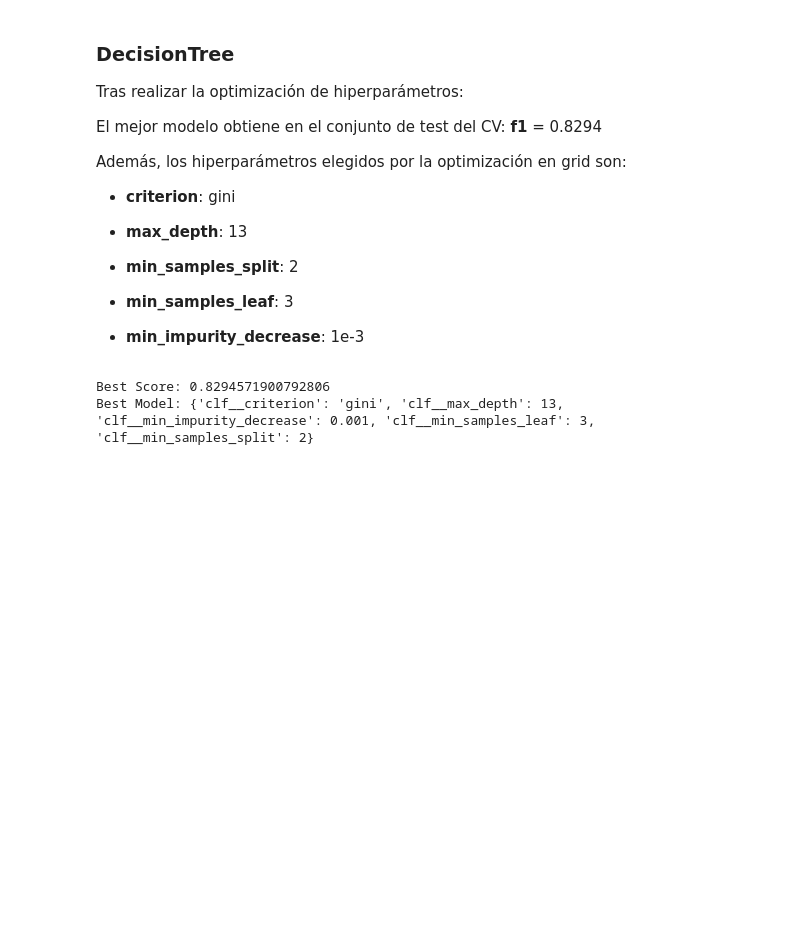
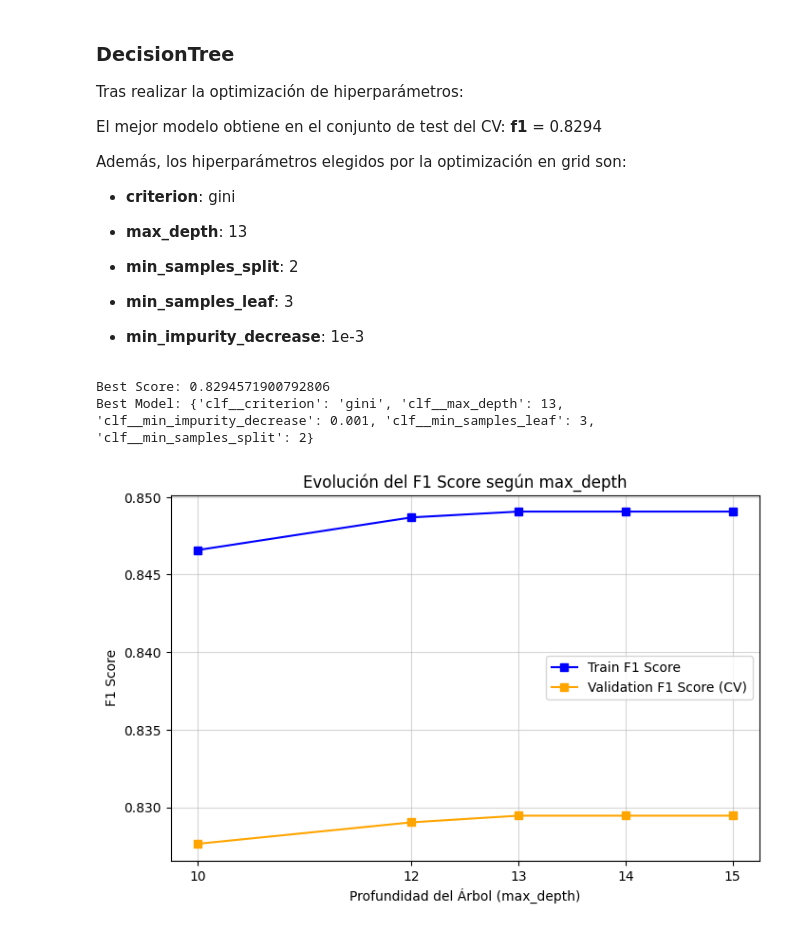
Before and after one commit to aleLobo31/UC3M_ML_P1_G26, a Jupyter notebook: notebooks/preprocessing.ipynb, the cells around one changed output. Cells and saved outputs as stored; diff of their text form; code cells hidden in the pictures; blank space fills up the shorter version.

Commit message:
feat: added DecisionTree gridSearch plotting,

```diff
--- a/notebooks/preprocessing.ipynb
+++ b/notebooks/preprocessing.ipynb
@@ -460,12 +455,13 @@ Además, los hiperparámetros elegidos por la optimización en grid son:
 hpo_pipe_tree = create_train_pipeline("Tree")
 
 # Creamos un espacio de hiperparmámetros a optimizar
+# Creamos un espacio de hiperparmámetros a optimizar
 tree_param_grid = {
     "clf__criterion": ['gini', 'entropy', 'log_loss'],
     "clf__max_depth": [10, 12, 13, 14, 15],
-    "clf__min_samples_split": [2], # 2 4 6
-    "clf__min_samples_leaf": [3], # 3, 5, 7
-    "clf__min_impurity_decrease": [1e-3] # 1e-4, 1e-3, 1e-2
+    "clf__min_samples_split": [2, 4, 6],
+    "clf__min_samples_leaf": [3, 5, 7],
+    "clf__min_impurity_decrease": [1e-4, 1e-3, 1e-2]
 }
 
 # Instanciamos nuestro GridSearchCV
@@ -484,3 +480,40 @@ print(f"Best Score: {tree_grid.best_score_}\nBest Model: {tree_grid.best_params_
 # %% [output]
 Best Score: 0.8294571900792806
 Best Model: {'clf__criterion': 'gini', 'clf__max_depth': 13, 'clf__min_impurity_decrease': 0.001, 'clf__min_samples_leaf': 3, 'clf__min_samples_split': 2}
+# %%
+# Convertimos el diccionario de resultados a un DataFrame
+resultados_tree_df = pd.DataFrame(tree_grid.cv_results_)
+
+# Mejores parámetros fijos
+mejor_crit = tree_grid.best_params_['clf__criterion']
+mejor_split = tree_grid.best_params_['clf__min_samples_split']
+mejor_leaf = tree_grid.best_params_['clf__min_samples_leaf']
+mejor_imp = tree_grid.best_params_['clf__min_impurity_decrease']
+
+# Filtramos ceteris paribus (solo variamos max_depth)
+datos_filtrados_tree = resultados_tree_df[
+    (resultados_tree_df['param_clf__criterion'] == mejor_crit) &
+    (resultados_tree_df['param_clf__min_samples_split'] == mejor_split) &
+    (resultados_tree_df['param_clf__min_samples_leaf'] == mejor_leaf) &
+    (resultados_tree_df['param_clf__min_impurity_decrease'] == mejor_imp)
+].copy()
+
+datos_filtrados_tree = datos_filtrados_tree.sort_values(by='param_clf__max_depth')
+
+eje_x_tree = datos_filtrados_tree['param_clf__max_depth']
+eje_y_test_tree = datos_filtrados_tree['mean_test_score']
+eje_y_train_tree = datos_filtrados_tree['mean_train_score']
+
+plt.figure(figsize=(8, 5))
+plt.plot(eje_x_tree, eje_y_train_tree, marker='s', linestyle='-', color='blue', label='Train F1 Score')
+plt.plot(eje_x_tree, eje_y_test_tree, marker='s', linestyle='-', color='orange', label='Validation F1 Score (CV)')
+
+plt.title("Evolución del F1 Score según max_depth")
+plt.xlabel("Profundidad del Árbol (max_depth)")
+plt.ylabel("F1 Score")
+plt.xticks(eje_x_tree)
+plt.legend()
+plt.grid(True, alpha=0.5)
+plt.show()
+# %% [output]
+[figure, added]
```
Also changed, not shown: parts of 7 cells of this notebook.
